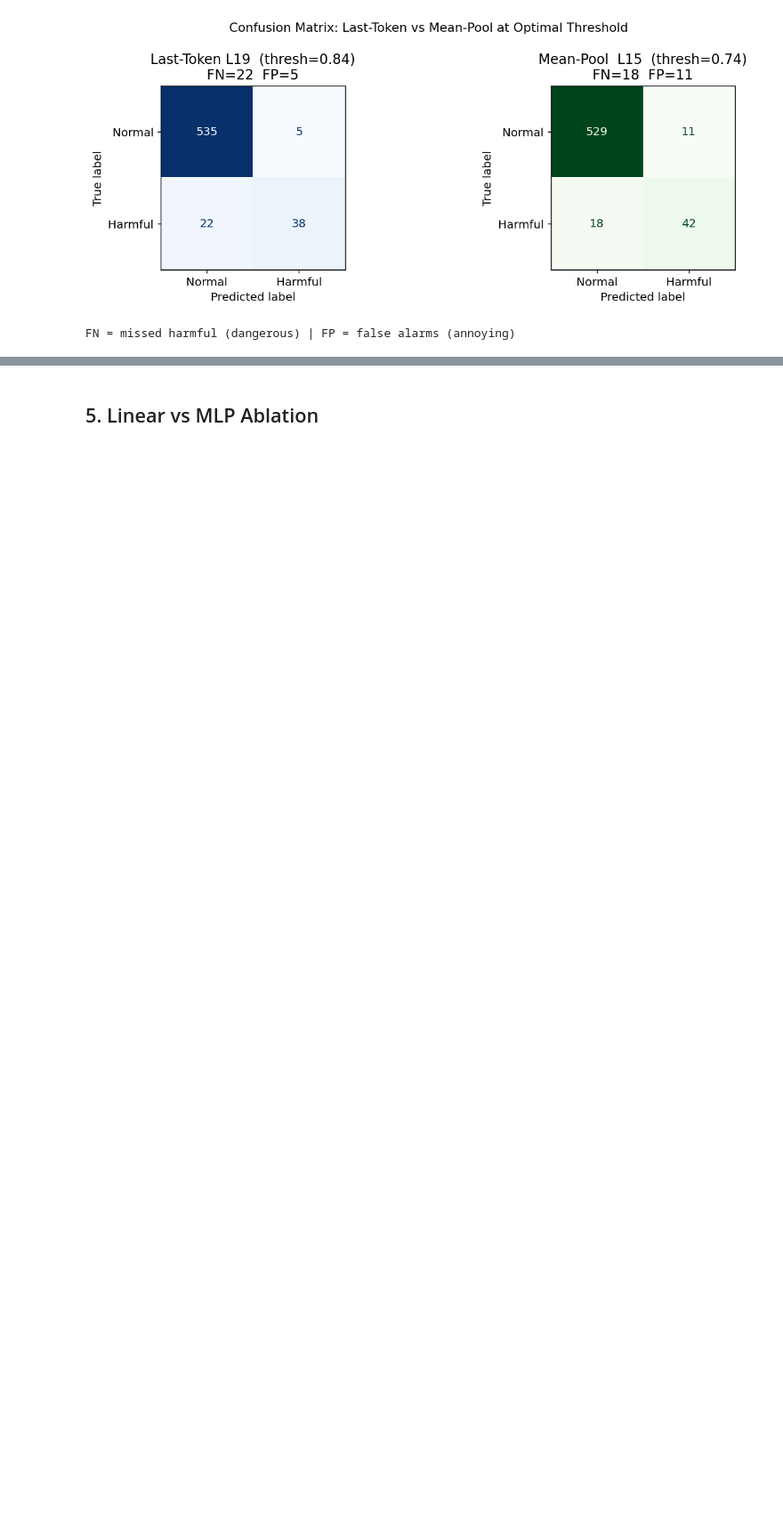
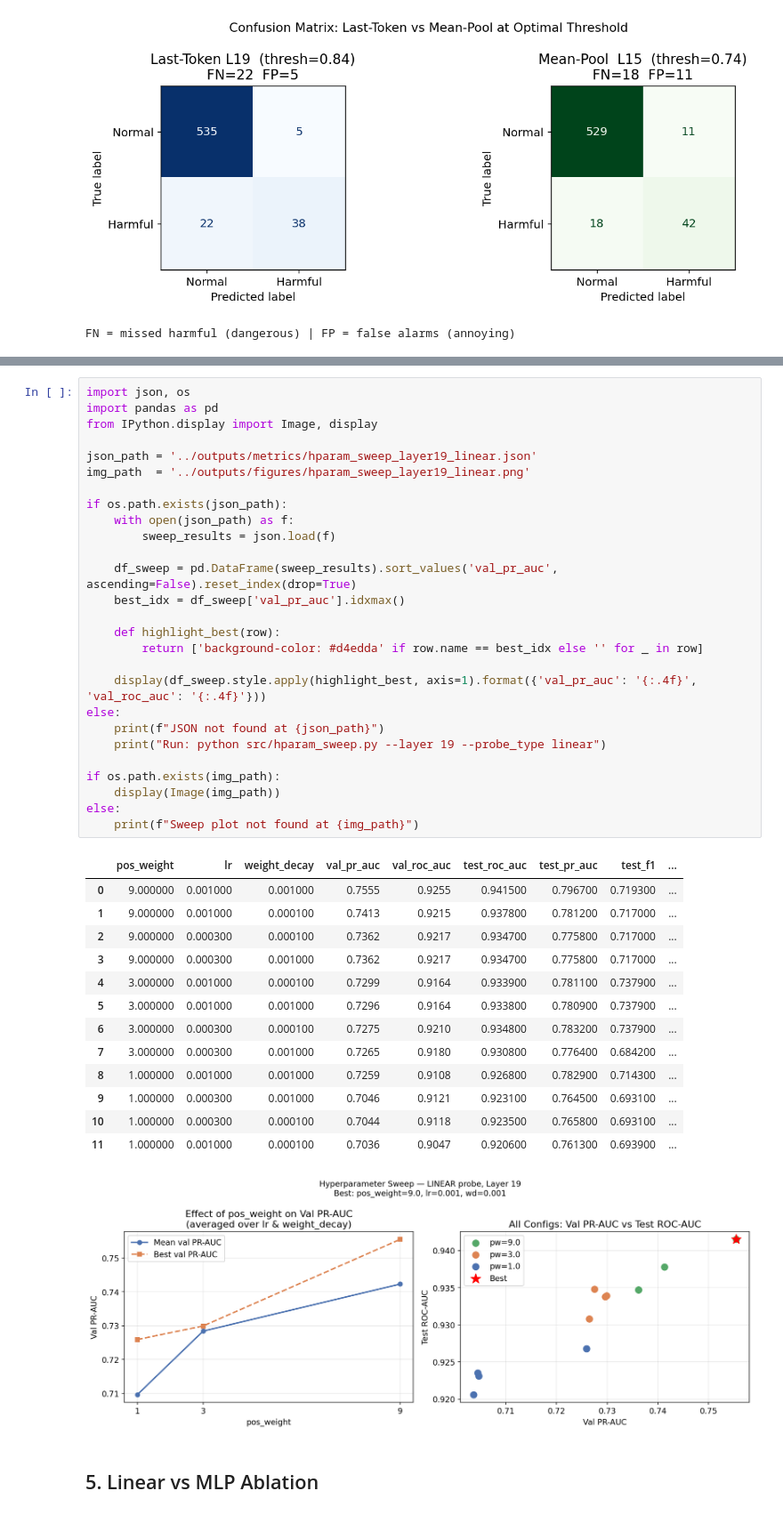
Before and after one commit to brian-w-zhang/DL-Project, a Jupyter notebook: notebooks/02_main_experiment.ipynb, the cells around one changed output, grey strips where cells are left out. Shown at 89% size. Drawn from its saved outputs; the diff is of its cells as text; blank space fills up the shorter version.

```diff
--- a/notebooks/02_main_experiment.ipynb
+++ b/notebooks/02_main_experiment.ipynb
@@ -306,3 +354,45 @@ FN = missed harmful (dangerous) | FP = false alarms (annoying)
+# %%
+import json, os
+import pandas as pd
+from IPython.display import Image, display
+
+json_path = '../outputs/metrics/hparam_sweep_layer19_linear.json'
+img_path  = '../outputs/figures/hparam_sweep_layer19_linear.png'
+
+if os.path.exists(json_path):
+    with open(json_path) as f:
+        sweep_results = json.load(f)
+
+    df_sweep = pd.DataFrame(sweep_results).sort_values('val_pr_auc', ascending=False).reset_index(drop=True)
+    best_idx = df_sweep['val_pr_auc'].idxmax()
+
+    def highlight_best(row):
+        return ['background-color: #d4edda' if row.name == best_idx else '' for _ in row]
+
+    display(df_sweep.style.apply(highlight_best, axis=1).format({'val_pr_auc': '{:.4f}', 'val_roc_auc': '{:.4f}'}))
+else:
+    print(f"JSON not found at {json_path}")
+    print("Run: python src/hparam_sweep.py --layer 19 --probe_type linear")
+
+if os.path.exists(img_path):
+    display(Image(img_path))
+else:
+    print(f"Sweep plot not found at {img_path}")
+# %% [output]
+|  | pos_weight | lr | weight_decay | val_pr_auc | val_roc_auc | test_roc_auc | test_pr_auc | test_f1 | ... |
+| 0 | 9.000000 | 0.001000 | 0.001000 | 0.7555 | 0.9255 | 0.941500 | 0.796700 | 0.719300 | ... |
+| 1 | 9.000000 | 0.001000 | 0.000100 | 0.7413 | 0.9215 | 0.937800 | 0.781200 | 0.717000 | ... |
+| 2 | 9.000000 | 0.000300 | 0.000100 | 0.7362 | 0.9217 | 0.934700 | 0.775800 | 0.717000 | ... |
+| 3 | 9.000000 | 0.000300 | 0.001000 | 0.7362 | 0.9217 | 0.934700 | 0.775800 | 0.717000 | ... |
+| 4 | 3.000000 | 0.001000 | 0.000100 | 0.7299 | 0.9164 | 0.933900 | 0.781100 | 0.737900 | ... |
+| 5 | 3.000000 | 0.001000 | 0.001000 | 0.7296 | 0.9164 | 0.933800 | 0.780900 | 0.737900 | ... |
+| 6 | 3.000000 | 0.000300 | 0.000100 | 0.7275 | 0.9210 | 0.934800 | 0.783200 | 0.737900 | ... |
+| 7 | 3.000000 | 0.000300 | 0.001000 | 0.7265 | 0.9180 | 0.930800 | 0.776400 | 0.684200 | ... |
+| 8 | 1.000000 | 0.001000 | 0.001000 | 0.7259 | 0.9108 | 0.926800 | 0.782900 | 0.714300 | ... |
+| 9 | 1.000000 | 0.000300 | 0.001000 | 0.7046 | 0.9121 | 0.923100 | 0.764500 | 0.693100 | ... |
+| 10 | 1.000000 | 0.000300 | 0.000100 | 0.7044 | 0.9118 | 0.923500 | 0.765800 | 0.693100 | ... |
+| 11 | 1.000000 | 0.001000 | 0.000100 | 0.7036 | 0.9047 | 0.920600 | 0.761300 | 0.693900 | ... |
+[figure, added]
 # %% [markdown]
 ## 5. Linear vs MLP Ablation
 # %%
```
Also changed, not shown: parts of 4 cells of this notebook.
